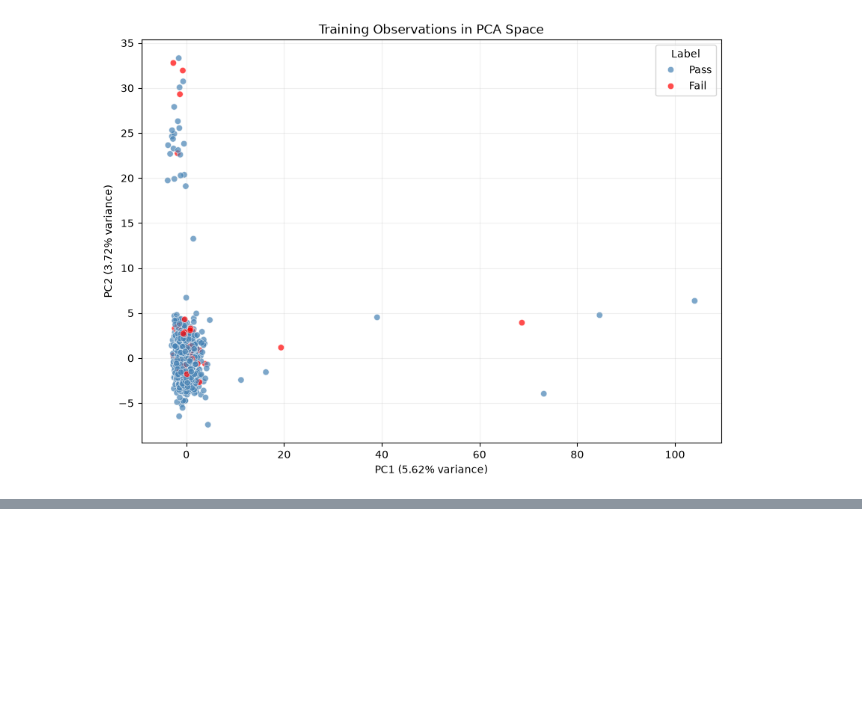
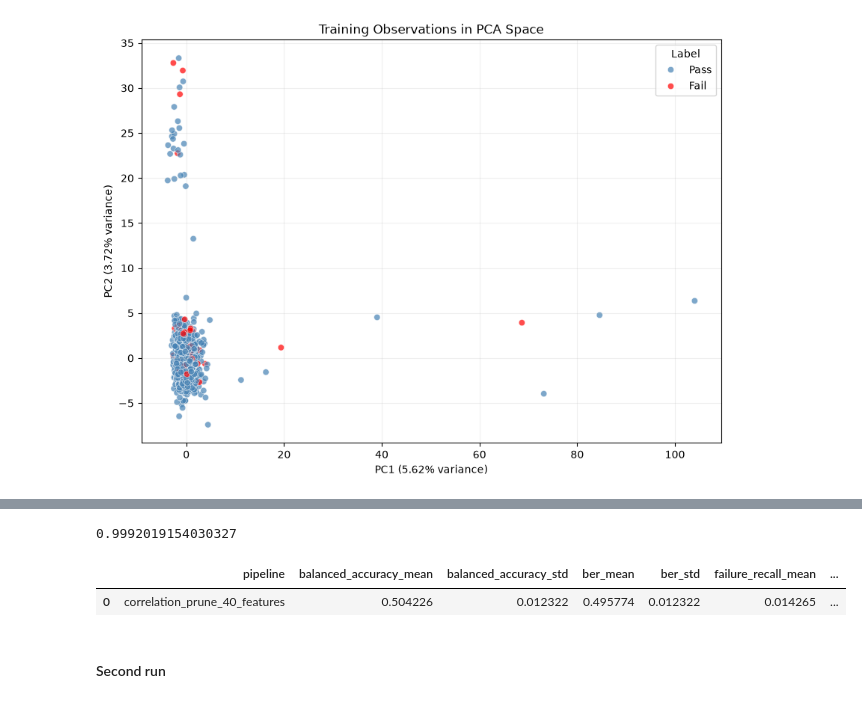
Before and after one commit to DRPproton/semiconductor-projects-tda, a Jupyter notebook: Project-1_SECOM/notebooks/notebook.ipynb, the cells around one changed output, grey strips where cells are left out. Saved outputs shown, nothing was run; the diff lists cells and outputs as text; code cells hidden in the pictures; blank space fills up the shorter version.

```diff
--- a/Project-1_SECOM/notebooks/notebook.ipynb
+++ b/Project-1_SECOM/notebooks/notebook.ipynb
@@ -1387,0 +1435,22 @@ plt.show()
+# %%
+rf = RandomForestClassifier(n_estimators=500,
+                            class_weight="balanced_subsample",
+                            max_depth=8,
+                            min_samples_split=10,
+                            min_samples_leaf=4,
+                            max_features="sqrt",
+                            bootstrap=True,
+                            n_jobs=1,
+                            random_state=42)
+# %%
+correlation_prune_40_features = create_pipeline(
+    threshold=0.80,
+    use_correlation=True,
+    correlation_threshold=0.90,
+    correlation_method="spearman",
+    min_periods=100,
+    scaler=None,
+    selector=RFE(estimator=rf_rfe, n_features_to_select=40, step=0.10, importance_getter="feature_importances_", verbose=1),
+    classifier=rf)
+# %%
+correlation_prune_40_features.fit(X_train, y_train)
@@ -1387,0 +1485,22 @@ plt.show()
+# %%
+correlation_prune_40_features.score(X_train, y_train)
+# %% [output]
+0.9992019154030327
+# %%
+correlation_prune_40_features_cv_summary, correlation_prune_40_features_cv_scores = evaluate_pipeline_cv(
+    pipeline=correlation_prune_40_features,
+    X=X_train,
+    y=y_train,
+    pipeline_name="correlation_prune_40_features",
+    n_splits=5,
+    n_repeats=5,
+    random_state=42,
+    n_jobs=-1,
+)
+# %%
+correlation_prune_40_features_cv_summary
+# %% [output]
+|  | pipeline | balanced_accuracy_mean | balanced_accuracy_std | ber_mean | ber_std | failure_recall_mean | ... |
+| 0 | correlation_prune_40_features | 0.504226 | 0.012322 | 0.495774 | 0.012322 | 0.014265 | ... |
+# %% [markdown]
+#### Second run
```
Also changed, not shown: parts of 31 cells of this notebook, 4 other files.
